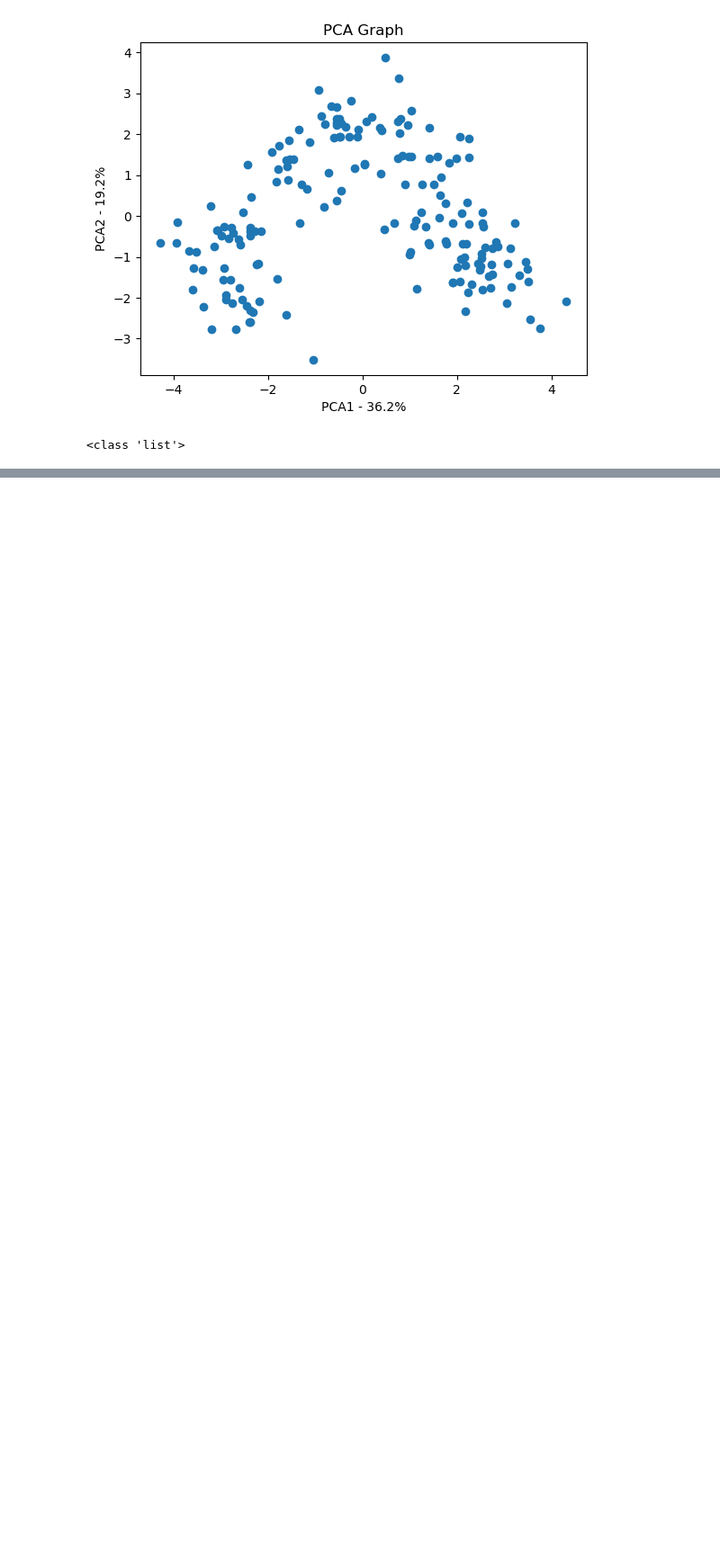
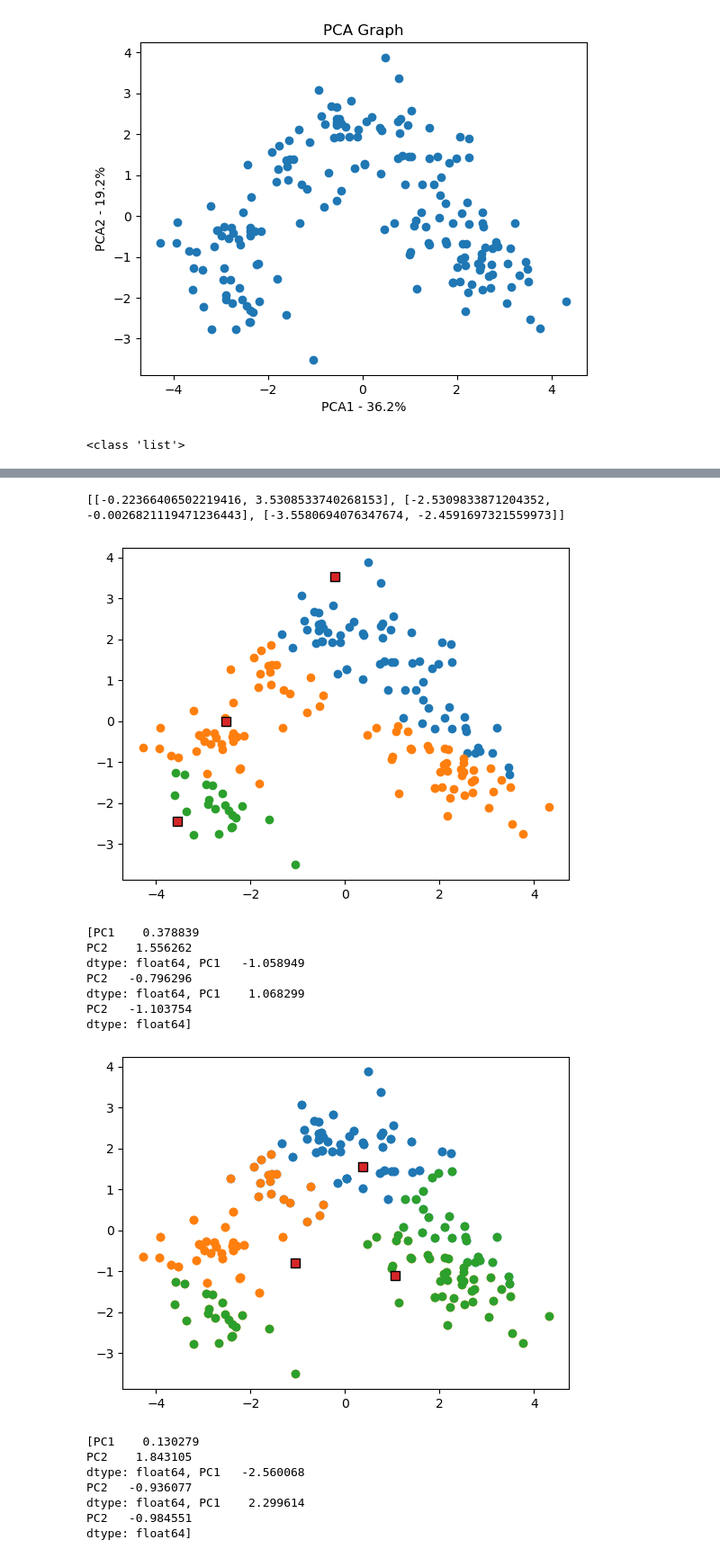
Before and after one commit to Stickkan/Lab-3, a Jupyter notebook: labb3.ipynb, the cells around one changed output, grey strips where cells are left out. Shown: that part at 90% size. Saved outputs shown, nothing was run; the diff lists cells and outputs as text; code cells hidden in the pictures; blank space fills up the shorter version.

```diff
--- a/labb3.ipynb
+++ b/labb3.ipynb
@@ -324,0 +215,77 @@ plt.show()
+# %%
+num_dims = 2
+num_centroids = 3
+centroids = random_centers(num_dims, num_centroids, len(pca_data))
+zero_list = []
+one_list = []
+two_list = []
+labels = ['PC' + str(x) for x in range(1, len(per_var) +1)]
+last_centroids = centroids
+
+print(centroids)
+
+for point in range(0, len(pca_data)):
+    distance, index= smallest_centroid_distance(pca_data.astype(float).iloc[point,0:num_dims].T, centroids, num_dims)
+
+    if index == 0:
+        zero_list.append(pca_data.astype(float).iloc[point,0:num_dims].T)
+    elif index == 1:
+        one_list.append(pca_data.astype(float).iloc[point,0:num_dims].T)
+    elif index ==2:
+        two_list.append(pca_data.astype(float).iloc[point,0:num_dims].T)
+
+zero_list_x_values, zero_list_y_values, one_list_x_values, one_list_y_values, two_list_x_values, two_list_y_values = sort_x_y_values(zero_list, one_list, two_list)
+
+scatter_data(zero_list_x_values, zero_list_y_values, one_list_x_values, one_list_y_values, two_list_x_values, two_list_y_values, centroids)
+
+
+while True:
+
+    for point in range(0, len(pca_data)):
+        distance, index= smallest_centroid_distance(pca_data.astype(float).iloc[point,0:num_dims].T, new_centroid, num_dims)
+
+        if index == 0:
+            zero_list.append(pca_data.astype(float).iloc[point,0:num_dims].T)
+        elif index == 1:
+            one_list.append(pca_data.astype(float).iloc[point,0:num_dims].T)
+        elif index ==2:
+            two_list.append(pca_data.astype(float).iloc[point,0:num_dims].T)
+
+    centroid_lists = [zero_list, one_list,two_list]
+
+    zero_list_x_values, zero_list_y_values, one_list_x_values, one_list_y_values, two_list_x_values, two_list_y_values = sort_x_y_values(zero_list, one_list, two_list)
+
+    new_centroid = new_centroids(centroid_lists, num_dims, num_centroids)
+    print(new_centroid)
+
+    scatter_data(zero_list_x_values, zero_list_y_values, one_list_x_values, one_list_y_values, two_list_x_values, two_list_y_values, new_centroid)
+
+    zero_list = []
+    two_list = []
+    one_list = []
+    if(compare_centroids(new_centroid, last_centroids) == 1):
+        break
+    last_centroids = new_centroid
+
+
+
+
+#point_clustering(pca_data.astype(float).iloc[:,:].values, num_centroids, num_dims, centroids, num_dims)
+# %% [output]
+[[-0.22366406502219416, 3.5308533740268153], [-2.5309833871204352, -0.0026821119471236443], [-3.5580694076347674, -2.4591697321559973]]
+[figure, added]
+[PC1    0.378839
+PC2    1.556262
+dtype: float64, PC1   -1.058949
+PC2   -0.796296
+dtype: float64, PC1    1.068299
+PC2   -1.103754
+dtype: float64]
+[figure, added]
+[PC1    0.130279
+PC2    1.843105
+dtype: float64, PC1   -2.560068
+PC2   -0.936077
+dtype: float64, PC1    2.299614
+PC2   -0.984551
+dtype: float64]
```
Also changed, not shown: parts of 4 cells of this notebook.
